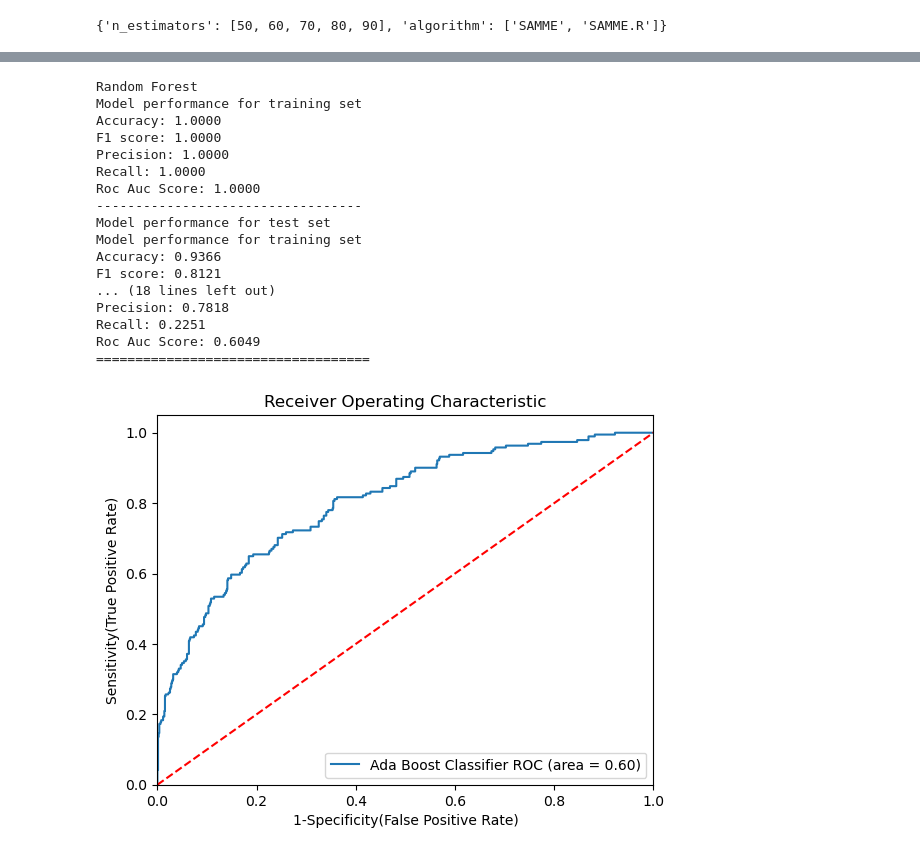
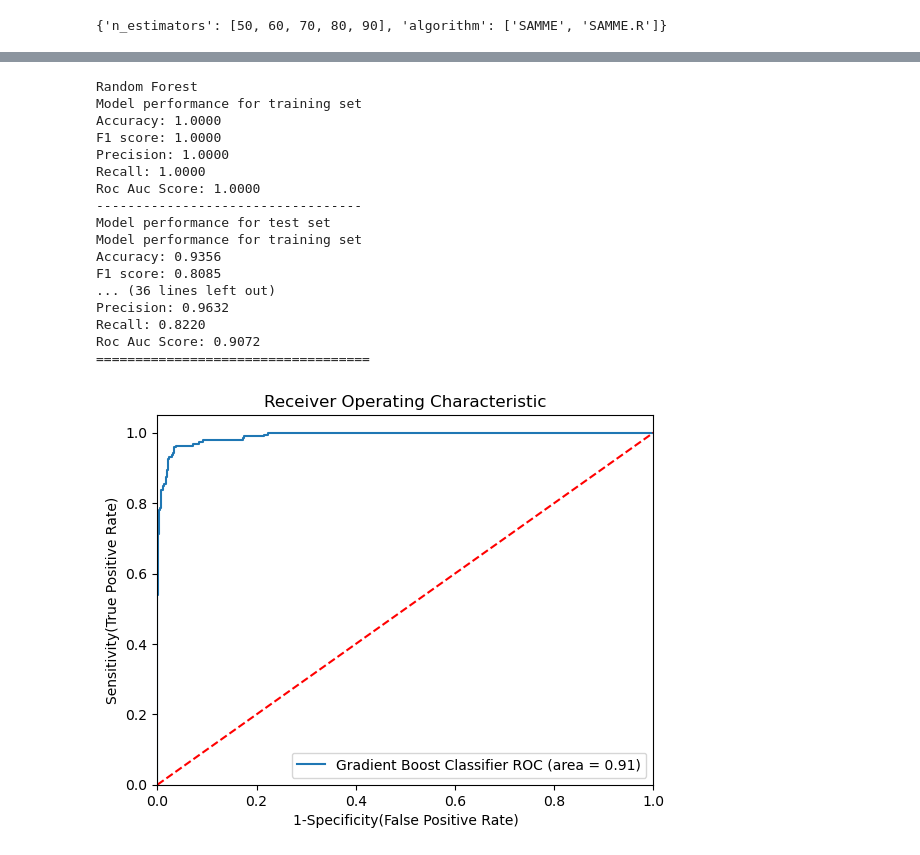
Before and after one commit to Sanskar1314/Holiday_Package_Prediction_using_RandomForest, a Jupyter notebook: Holiday_Package.ipynb, the cells around one changed output, grey strips where cells are left out. Saved outputs shown, nothing was run; the diff lists cells and outputs as text; code cells hidden in the pictures.

Commit message:
applied gradient boost the best so far

```diff
--- a/Holiday_Package.ipynb
+++ b/Holiday_Package.ipynb
@@ -487,6 +487,11 @@ adaboost_params={
     "n_estimators":[50,60,70,80,90],
     "algorithm": ['SAMME','SAMME.R']
 }
+gradient_params={"loss": ['log_loss','deviance','exponential'],
+"criterion": ['friedman_mse','squared_error','mse'],
+"n_estimators": [100, 200, 500],
+"max_depth": [5, 8, 15, None, 10]
+}
 # %%
 rf_params
 # %% [output]
@@ -501,7 +513,8 @@ adaboost_params
 # %%
 randomcv_models = [
     ("RF",RandomForestClassifier(),rf_params),
-    ("AB",AdaBoostClassifier(),adaboost_params)
+    ("AB",AdaBoostClassifier(),adaboost_params),
+    ("GB",GradientBoostingClassifier(),gradient_params)
 ]
 # %%
 randomcv_models
@@ -574,7 +592,8 @@ Fitting 3 folds for each of 100 candidates, totalling 300 fits
 # %%
 models={
     "Random Forest": RandomForestClassifier(n_estimators=1000, min_samples_split=2,max_features=8,max_depth=None),
-    "AdaBoost": AdaBoostClassifier(n_estimators=80,algorithm='SAMME')
+    "AdaBoost": AdaBoostClassifier(n_estimators=80,algorithm='SAMME'),
+    "GradientBoost": GradientBoostingClassifier(n_estimators= 500, max_depth= 10, loss= 'exponential', criterion= 'squared_error')
 }
 for i in range(len(list(models))):
     model = list(models.values())[i]
@@ -627,40 +646,40 @@ Roc Auc Score: 1.0000
 ----------------------------------
 Model performance for test set
 Model performance for training set
-Accuracy: 0.9366
-F1 score: 0.8121
-... (18 lines left out)
-Precision: 0.7818
-Recall: 0.2251
-Roc Auc Score: 0.6049
+Accuracy: 0.9356
+F1 score: 0.8085
+... (36 lines left out)
+Precision: 0.9632
+Recall: 0.8220
+Roc Auc Score: 0.9072
 ===================================
 # %%
 from sklearn.metrics import roc_auc_score,roc_curve
 plt.figure()
 
 auc_models = [
     {
-        'label': 'Ada Boost Classifier',
-        'model': AdaBoostClassifier(n_estimators=80,algorithm='SAMME'),
-        'auc': 0.6049
+        'label': 'Gradient Boost Classifier',
+        'model': GradientBoostingClassifier(n_estimators= 500, max_depth= 10, loss= 'exponential', criterion= 'squared_error'),
+        'auc': 0.9072
     },
 ]
 for algo in auc_models:
     model = algo['model']
     model.fit(X_train,y_train)
 
     fpr, tpr, thresholds = roc_curve(y_test,model.predict_proba(X_test)[:,1])
 
     plt.plot(fpr, tpr, label='%s ROC (area = %0.2f)' % (algo['label'], algo['auc']))
 
 plt.plot([0,1],[0,1],'r--')
 plt.xlim([0.0,1.0])
 plt.ylim([0.0,1.05])
 plt.xlabel('1-Specificity(False Positive Rate)')
 plt.ylabel('Sensitivity(True Positive Rate)')
 plt.title('Receiver Operating Characteristic')
 plt.legend(loc="lower right")
 plt.savefig("auc.png")
 plt.show()
 # %% [output]
-[figure, old version]
+[figure, new version]
```
Also changed, not shown: parts of 4 cells of this notebook, 1 other file.
